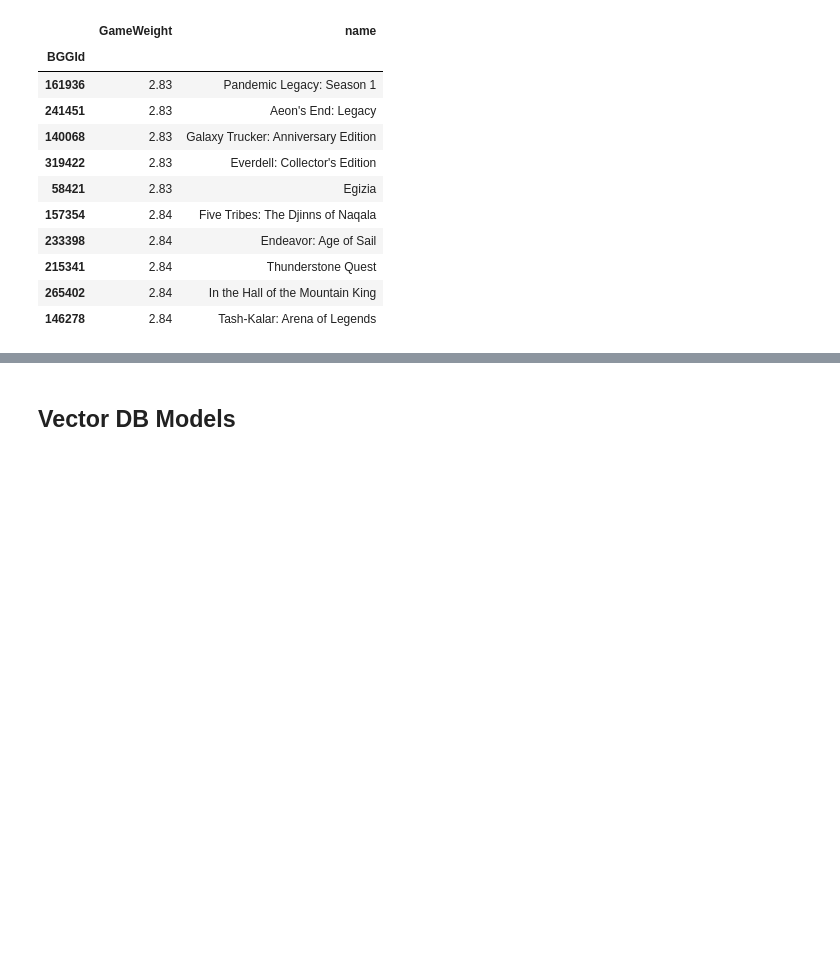
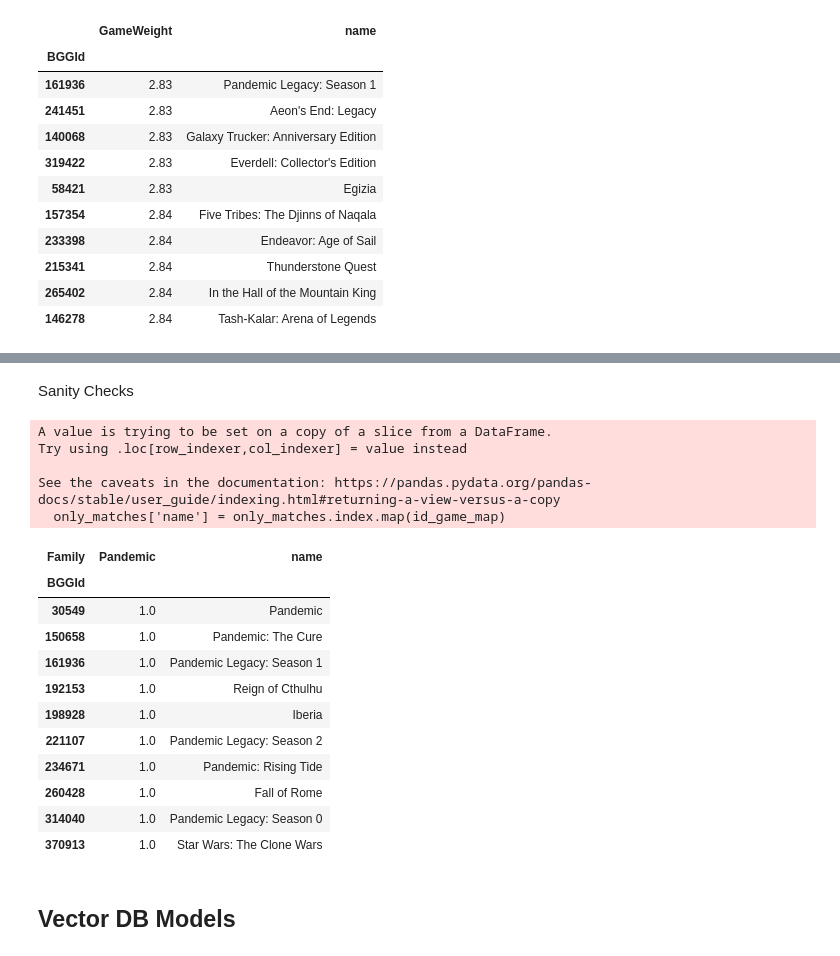
Before and after one commit to threnjen/boardgamegeek, a Jupyter notebook: exploratory_notebooks/03_content_sim_games.ipynb, the cells around one changed output, grey strips where cells are left out. Cells and saved outputs as stored; diff of their text form; code cells hidden in the pictures; blank space fills up the shorter version.

```diff
--- a/exploratory_notebooks/03_content_sim_games.ipynb
+++ b/exploratory_notebooks/03_content_sim_games.ipynb
@@ -494,0 +497,15 @@ only_matches.sort_values("GameWeight")
+# %%
+model="game_family"
+family_df = explode_columnar_df(games_df[['BGGId', 'Family']])
+family_df = family_df.replace(0,0.01)
+
+family_bgg_ids = family_df.index
+
+cosine_sims = cosine_distances(family_df).round(3)
+
+sims_byid = pd.DataFrame(cosine_sims, columns=family_bgg_ids, index=family_bgg_ids)
+
+arrays_df_storage[model] = sims_byid
+
+results = [id_game_map[x] for x in (sims_byid[game_id].sort_values(ascending=True)[:10].index)]
+results
@@ -495,3 +523,31 @@ only_matches.sort_values("GameWeight")
+# %% [markdown]
+Sanity Checks
+# %%
+results_ids = [game_id_map[x] for x,y in game_id_map.items() if x in results]
+tester_df = family_df[family_df.index.isin(results_ids)]
+matching_columns = [x for x in tester_df.columns if tester_df[x].sum()>(tester_df.shape[0]*.01 + .001)]
+only_matches = tester_df[matching_columns]
+only_matches['name'] = only_matches.index.map(id_game_map)
+names = only_matches['name'].values
+only_matches
+# %% [output]
+A value is trying to be set on a copy of a slice from a DataFrame.
+Try using .loc[row_indexer,col_indexer] = value instead
+
+See the caveats in the documentation: https://pandas.pydata.org/pandas-docs/stable/user_guide/indexing.html#returning-a-view-versus-a-copy
+  only_matches['name'] = only_matches.index.map(id_game_map)
+| Family | Pandemic | name |
+| BGGId |  |  |
+| 30549 | 1.0 | Pandemic |
+| 150658 | 1.0 | Pandemic: The Cure |
+| 161936 | 1.0 | Pandemic Legacy: Season 1 |
+| 192153 | 1.0 | Reign of Cthulhu |
+| 198928 | 1.0 | Iberia |
+| 221107 | 1.0 | Pandemic Legacy: Season 2 |
+| 234671 | 1.0 | Pandemic: Rising Tide |
+| 260428 | 1.0 | Fall of Rome |
+| 314040 | 1.0 | Pandemic Legacy: Season 0 |
+| 370913 | 1.0 | Star Wars: The Clone Wars |
 # %% [markdown]
 ## Vector DB Models
 # %% [markdown]
```
Also changed, not shown: parts of 3 cells of this notebook.
